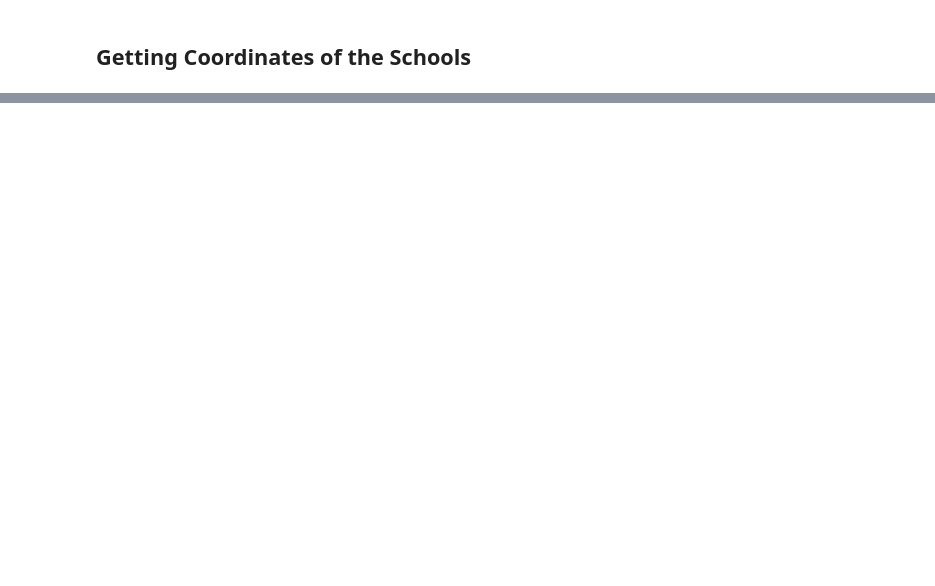
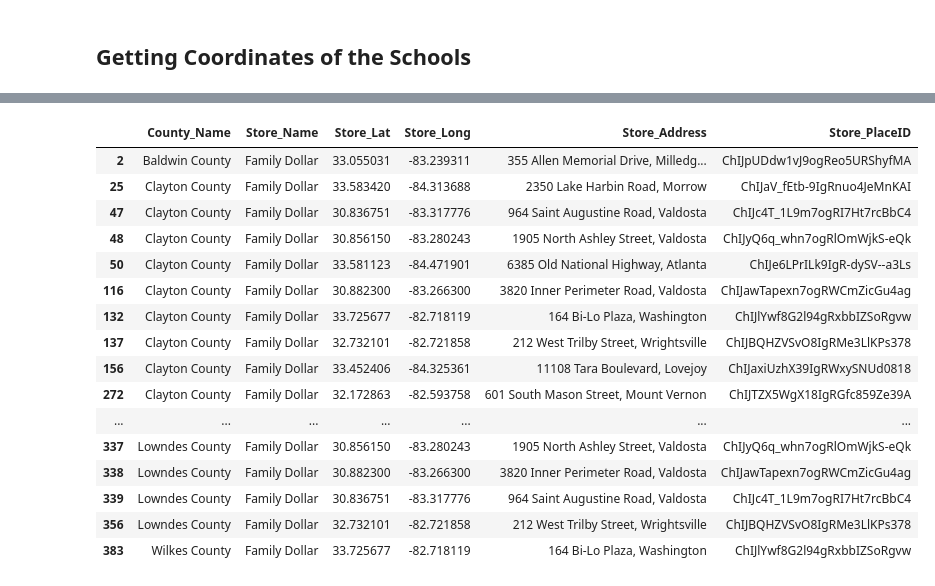
Before and after one commit to sgodkhindi/Project_Map_Food_Deserts, a Jupyter notebook: Food_Deserts_Data.ipynb, the cells around one changed output, grey strips where cells are left out. Cells and saved outputs as stored; diff of their text form; code cells hidden in the pictures; blank space fills up the shorter version.

```diff
--- a/Food_Deserts_Data.ipynb
+++ b/Food_Deserts_Data.ipynb
@@ -166,0 +167,38 @@ store_df
+# %%
+only_stores = []
+for row in school_df.itertuples():
+
+    County_Name = row.County_Name
+    School_Lat = row.Latitude
+    School_Long = row.Longitude
+
+    base_url = "https://maps.googleapis.com/maps/api/place/nearbysearch/json?"
+    params = {"key": gkey,
+          "location": f"{School_Lat},{School_Long}",
+          "radius": 10000,
+          "type": "supermarket"}
+
+    data = requests.get(base_url, params = params).json()
+
+    try:
+        if data['status'] == 'OK':
+            i = 0
+            for row in data:
+                Store_Lat = data['results'][i]['geometry']['location']['lat']
+                Store_Long = data['results'][i]['geometry']['location']['lng']
+                Store_Name = data['results'][i]['name']
+                Store_Address = data['results'][i]['vicinity']
+                Store_PlaceID = data['results'][i]['place_id']
+
+                current_record = [County_Name, Store_Name, Store_Lat, Store_Long, Store_Address, Store_PlaceID]
+                only_stores.append(current_record)
+                i = i + 1
+
+    except IndexError:
+        errors.append('Index Out of Range')
+
+
+
+only_stores_df = pd.DataFrame(only_stores, columns=['County_Name', 'Store_Name','Store_Lat','Store_Long',\
+                                                    'Store_Address','Store_PlaceID'])
+only_stores_df
@@ -166,0 +219,3 @@ store_df
+# %%
+only_stores_df.drop_duplicates(inplace=True)
+only_stores_df
@@ -191,3 +278,24 @@ fig.add_layer(marker_layer)
 fig
 # %% [output]
 [interactive output not drawn]
+# %%
+dollar_stores_df = only_stores_df.loc[(only_stores_df["Store_Name"].str.contains('Dollar'))]
+dollar_stores_df
+# %% [output]
+|  | County_Name | Store_Name | Store_Lat | Store_Long | Store_Address | Store_PlaceID |
+| 2 | Baldwin County | Family Dollar | 33.055031 | -83.239311 | 355 Allen Memorial Drive, Milledg... | ChIJpUDdw1vJ9ogReo5URShyfMA |
+| 25 | Clayton County | Family Dollar | 33.583420 | -84.313688 | 2350 Lake Harbin Road, Morrow | ChIJaV_fEtb-9IgRnuo4JeMnKAI |
+| 47 | Clayton County | Family Dollar | 30.836751 | -83.317776 | 964 Saint Augustine Road, Valdosta | ChIJc4T_1L9m7ogRI7Ht7rcBbC4 |
+| 48 | Clayton County | Family Dollar | 30.856150 | -83.280243 | 1905 North Ashley Street, Valdosta | ChIJyQ6q_whn7ogRlOmWjkS-eQk |
+| 50 | Clayton County | Family Dollar | 33.581123 | -84.471901 | 6385 Old National Highway, Atlanta | ChIJe6LPrILk9IgR-dySV--a3Ls |
+| 116 | Clayton County | Family Dollar | 30.882300 | -83.266300 | 3820 Inner Perimeter Road, Valdosta | ChIJawTapexn7ogRWCmZicGu4ag |
+| 132 | Clayton County | Family Dollar | 33.725677 | -82.718119 | 164 Bi-Lo Plaza, Washington | ChIJlYwf8G2l94gRxbbIZSoRgvw |
+| 137 | Clayton County | Family Dollar | 32.732101 | -82.721858 | 212 West Trilby Street, Wrightsville | ChIJBQHZVSvO8IgRMe3LlKPs378 |
+| 156 | Clayton County | Family Dollar | 33.452406 | -84.325361 | 11108 Tara Boulevard, Lovejoy | ChIJaxiUzhX39IgRWxySNUd0818 |
+| 272 | Clayton County | Family Dollar | 32.172863 | -82.593758 | 601 South Mason Street, Mount Vernon | ChIJTZX5WgX18IgRGfc859Ze39A |
+| ... | ... | ... | ... | ... | ... | ... |
+| 337 | Lowndes County | Family Dollar | 30.856150 | -83.280243 | 1905 North Ashley Street, Valdosta | ChIJyQ6q_whn7ogRlOmWjkS-eQk |
+| 338 | Lowndes County | Family Dollar | 30.882300 | -83.266300 | 3820 Inner Perimeter Road, Valdosta | ChIJawTapexn7ogRWCmZicGu4ag |
+| 339 | Lowndes County | Family Dollar | 30.836751 | -83.317776 | 964 Saint Augustine Road, Valdosta | ChIJc4T_1L9m7ogRI7Ht7rcBbC4 |
+| 356 | Lowndes County | Family Dollar | 32.732101 | -82.721858 | 212 West Trilby Street, Wrightsville | ChIJBQHZVSvO8IgRMe3LlKPs378 |
+| 383 | Wilkes County | Family Dollar | 33.725677 | -82.718119 | 164 Bi-Lo Plaza, Washington | ChIJlYwf8G2l94gRxbbIZSoRgvw |
```
Also changed, not shown: parts of 14 cells of this notebook.
